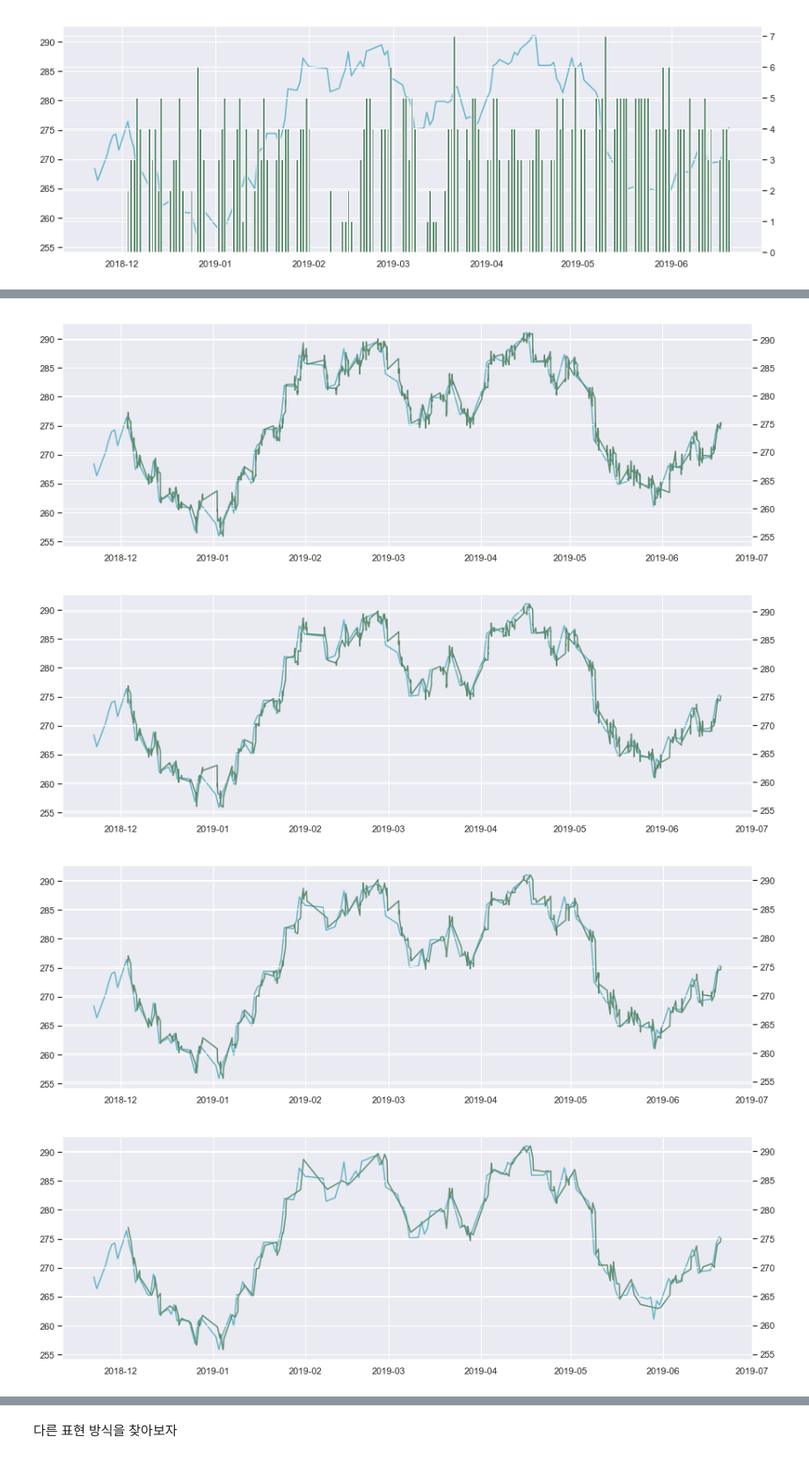
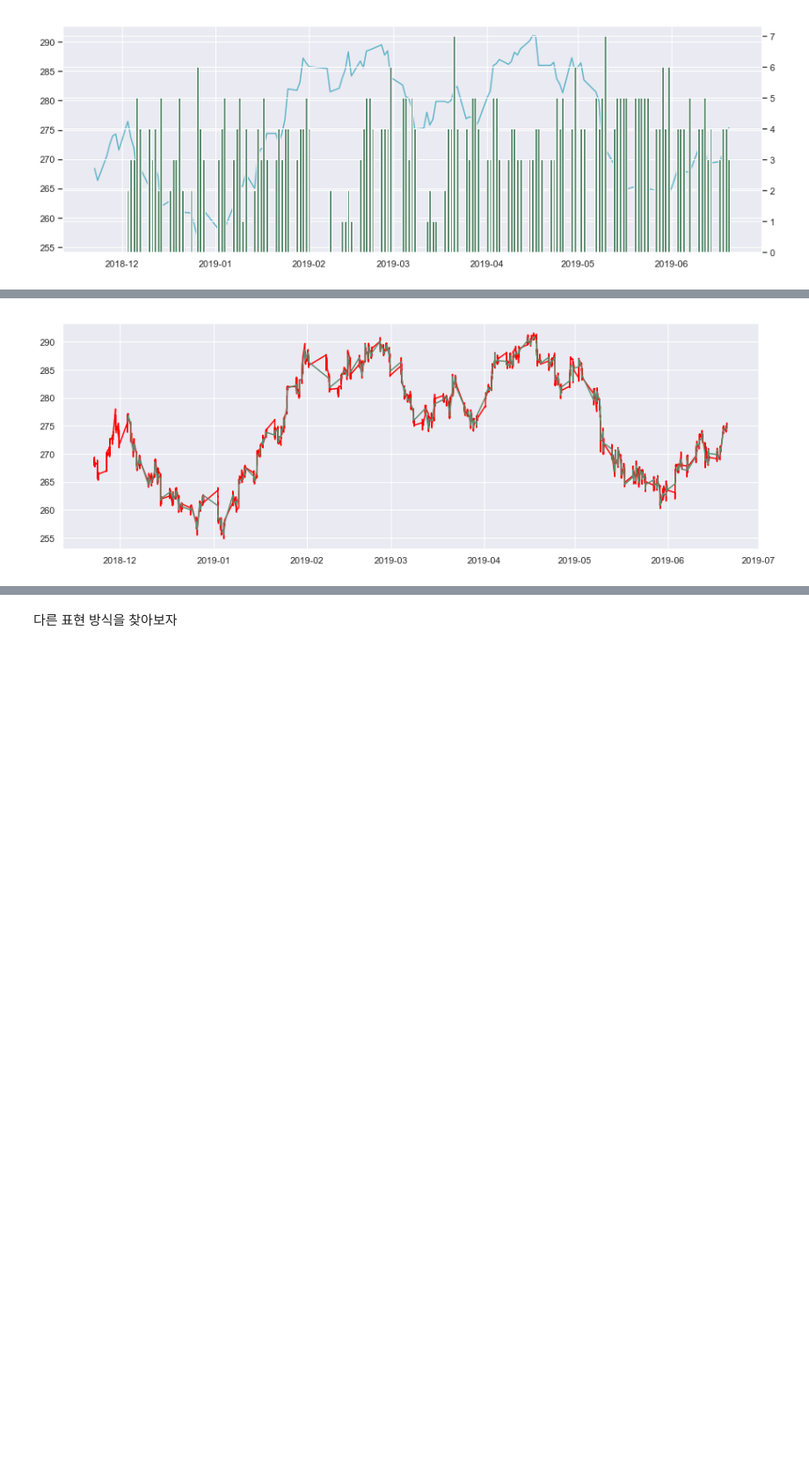
Before and after one commit to kooBH/FinanceServer, a Jupyter notebook: DE_PRADO/ch2.ipynb, the cells around one changed output, grey strips where cells are left out. Shown at 88% size. Saved outputs shown, nothing was run; the diff lists cells and outputs as text; code cells hidden in the pictures; blank space fills up the shorter version.

```diff
--- a/DE_PRADO/ch2.ipynb
+++ b/DE_PRADO/ch2.ipynb
@@ -569,46 +588,39 @@ def check_tick(threshold):
     e_0,pr =  for_init(weekly[1],threshold)
     tick = pd.DataFrame(columns=['close'])
     tick.index.names = ['timestamp']
 
     for tmp in weekly[2:]:
         e_0,pr,t_tick = for_procedure(tmp,e_0,pr,threshold)
         tick = pd.concat([tick, t_tick])
 
     tick['dummy'] = 1
     logic_tick = {
         'dummy'  : 'sum'
         }
     tick_temp = tick.resample ('D' ).apply(logic_tick)
 
-    logic = {
+
+    ''' logic = {
         'close'  : 'last',
         }
 
     data_day = data.resample('D').apply(logic)
-    data_day = data_day.dropna()
+    data_day = data_day.dropna()'''
 
     fig, ax1 = plt.subplots()
 
-    ax1.plot(data_day.index, data_day['close'],color='#60b6c9')
-    ax2 = ax1.twinx()
-
-    df_corr = data_day[data_day.columns[0]]
+    #plt.plot(data_day.index, data_day['close'],color='#ff0000')
+    plt.plot(data.index, data['close'],color='#ff0000')
+   # df_corr = data_day[data_day.columns[0]]
    # print(df_corr.autocorr)
 
     ''' ax2 = ax2.bar(tick_temp.index, tick_temp['dummy'],color='#5d8c70')'''
-    ax2 = ax2.plot(tick.index, tick['close'],color='#5d8c70')
-
+    #ax2 = ax2.plot(tick.index, tick['close'],color='#5d8c70')
+    plt.plot(tick.index, tick['close'],color='#5d8c70')
     fig.set_figwidth(15)
     fig.set_figheight(5)
     plt.show()
 
-check_tick(1000)
-check_tick(2500)
 check_tick(5000)
-check_tick(10000)
-check_tick(20000)
 # %% [output]
-[figure, old version]
+[figure, new version]
-[figure, removed]
-[figure, removed]
-[figure, removed]
```
Also changed, not shown: parts of 19 cells of this notebook, 5 other files.
